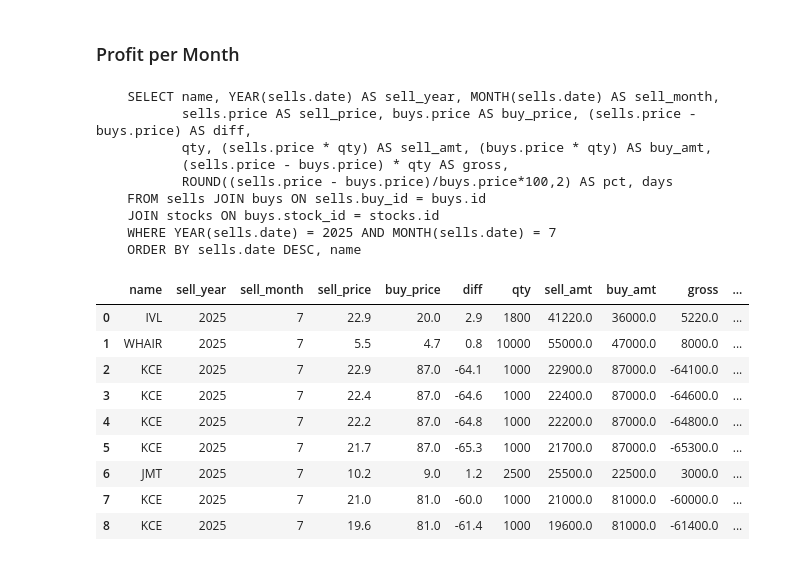
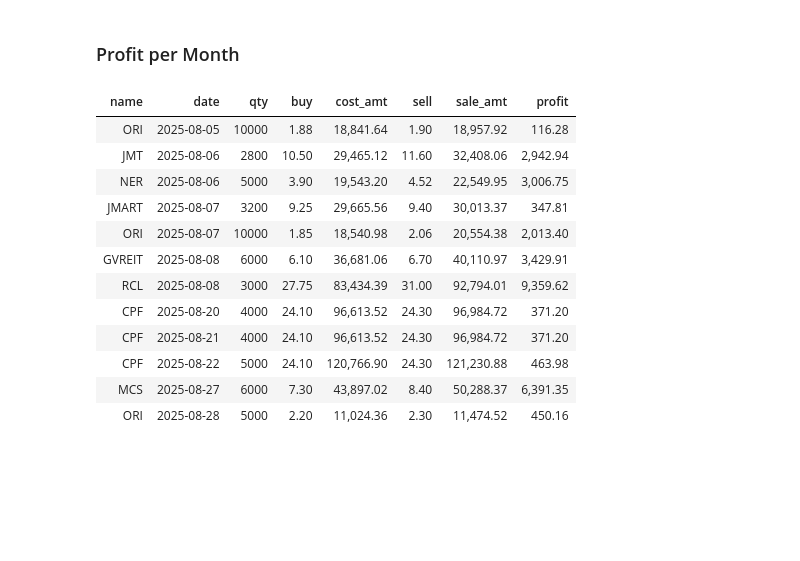
Before and after one commit to santimcs/A5, a Jupyter notebook: Daily/209 - Sell Process.ipynb, the cells around one changed output. Saved outputs shown, nothing was run; the diff lists cells and outputs as text; code cells hidden in the pictures; blank space fills up the shorter version.

```diff
--- a/Daily/209 - Sell Process.ipynb
+++ b/Daily/209 - Sell Process.ipynb
@@ -217,43 +234,3 @@ filtered.sort_values('name', ascending=True).to_excel(
 )
 # %% [markdown]
 ### Profit per Month
-# %%
-year = 2025
-month = 7
-sql = '''
-    SELECT name, YEAR(sells.date) AS sell_year, MONTH(sells.date) AS sell_month,
-           sells.price AS sell_price, buys.price AS buy_price, (sells.price - buys.price) AS diff,
-           qty, (sells.price * qty) AS sell_amt, (buys.price * qty) AS buy_amt,
-           (sells.price - buys.price) * qty AS gross,
-           ROUND((sells.price - buys.price)/buys.price*100,2) AS pct, days
-    FROM sells JOIN buys ON sells.buy_id = buys.id
-    JOIN stocks ON buys.stock_id = stocks.id
-    WHERE YEAR(sells.date) = {} AND MONTH(sells.date) = {}
-    ORDER BY sells.date DESC, name
-'''.format(year, month)
-
-sells_df = pd.read_sql(sql, conpf)
-print(sql)
-# %% [output]
-    SELECT name, YEAR(sells.date) AS sell_year, MONTH(sells.date) AS sell_month,
-           sells.price AS sell_price, buys.price AS buy_price, (sells.price - buys.price) AS diff,
-           qty, (sells.price * qty) AS sell_amt, (buys.price * qty) AS buy_amt,
-           (sells.price - buys.price) * qty AS gross,
-           ROUND((sells.price - buys.price)/buys.price*100,2) AS pct, days
-    FROM sells JOIN buys ON sells.buy_id = buys.id
-    JOIN stocks ON buys.stock_id = stocks.id
-    WHERE YEAR(sells.date) = 2025 AND MONTH(sells.date) = 7
-    ORDER BY sells.date DESC, name
-# %%
-sells_df
-# %% [output]
-|  | name | sell_year | sell_month | sell_price | buy_price | diff | qty | sell_amt | buy_amt | gross | ... |
-| 0 | IVL | 2025 | 7 | 22.9 | 20.0 | 2.9 | 1800 | 41220.0 | 36000.0 | 5220.0 | ... |
-| 1 | WHAIR | 2025 | 7 | 5.5 | 4.7 | 0.8 | 10000 | 55000.0 | 47000.0 | 8000.0 | ... |
-| 2 | KCE | 2025 | 7 | 22.9 | 87.0 | -64.1 | 1000 | 22900.0 | 87000.0 | -64100.0 | ... |
-| 3 | KCE | 2025 | 7 | 22.4 | 87.0 | -64.6 | 1000 | 22400.0 | 87000.0 | -64600.0 | ... |
-| 4 | KCE | 2025 | 7 | 22.2 | 87.0 | -64.8 | 1000 | 22200.0 | 87000.0 | -64800.0 | ... |
-| 5 | KCE | 2025 | 7 | 21.7 | 87.0 | -65.3 | 1000 | 21700.0 | 87000.0 | -65300.0 | ... |
-| 6 | JMT | 2025 | 7 | 10.2 | 9.0 | 1.2 | 2500 | 25500.0 | 22500.0 | 3000.0 | ... |
-| 7 | KCE | 2025 | 7 | 21.0 | 81.0 | -60.0 | 1000 | 21000.0 | 81000.0 | -60000.0 | ... |
-| 8 | KCE | 2025 | 7 | 19.6 | 81.0 | -61.4 | 1000 | 19600.0 | 81000.0 | -61400.0 | ... |
@@ -259,0 +250,19 @@ sells_df
+# %%
+# Format all floats (pandas 1.4.0+)
+display(df_sells.style.format({
+    col: '{:,.2f}' for col in df_sells.select_dtypes(include=float).columns
+}).hide(axis="index"))
+# %% [output]
+| name | date | qty | buy | cost_amt | sell | sale_amt | profit |
+| ORI | 2025-08-05 | 10000 | 1.88 | 18,841.64 | 1.90 | 18,957.92 | 116.28 |
+| JMT | 2025-08-06 | 2800 | 10.50 | 29,465.12 | 11.60 | 32,408.06 | 2,942.94 |
+| NER | 2025-08-06 | 5000 | 3.90 | 19,543.20 | 4.52 | 22,549.95 | 3,006.75 |
+| JMART | 2025-08-07 | 3200 | 9.25 | 29,665.56 | 9.40 | 30,013.37 | 347.81 |
+| ORI | 2025-08-07 | 10000 | 1.85 | 18,540.98 | 2.06 | 20,554.38 | 2,013.40 |
+| GVREIT | 2025-08-08 | 6000 | 6.10 | 36,681.06 | 6.70 | 40,110.97 | 3,429.91 |
+| RCL | 2025-08-08 | 3000 | 27.75 | 83,434.39 | 31.00 | 92,794.01 | 9,359.62 |
+| CPF | 2025-08-20 | 4000 | 24.10 | 96,613.52 | 24.30 | 96,984.72 | 371.20 |
+| CPF | 2025-08-21 | 4000 | 24.10 | 96,613.52 | 24.30 | 96,984.72 | 371.20 |
+| CPF | 2025-08-22 | 5000 | 24.10 | 120,766.90 | 24.30 | 121,230.88 | 463.98 |
+| MCS | 2025-08-27 | 6000 | 7.30 | 43,897.02 | 8.40 | 50,288.37 | 6,391.35 |
+| ORI | 2025-08-28 | 5000 | 2.20 | 11,024.36 | 2.30 | 11,474.52 | 450.16 |
```
Also changed, not shown: parts of 8 cells of this notebook, 19 other files.
